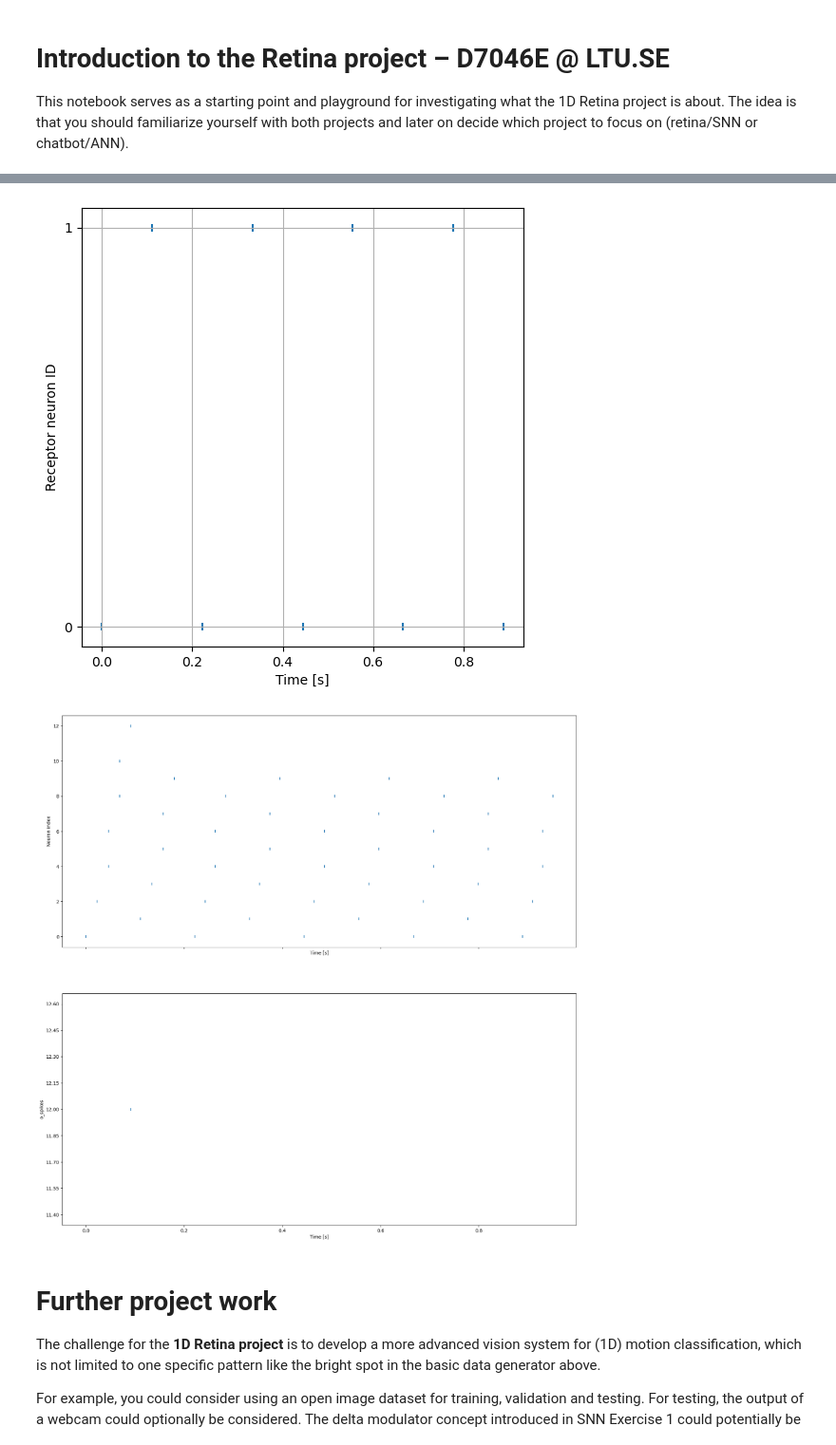
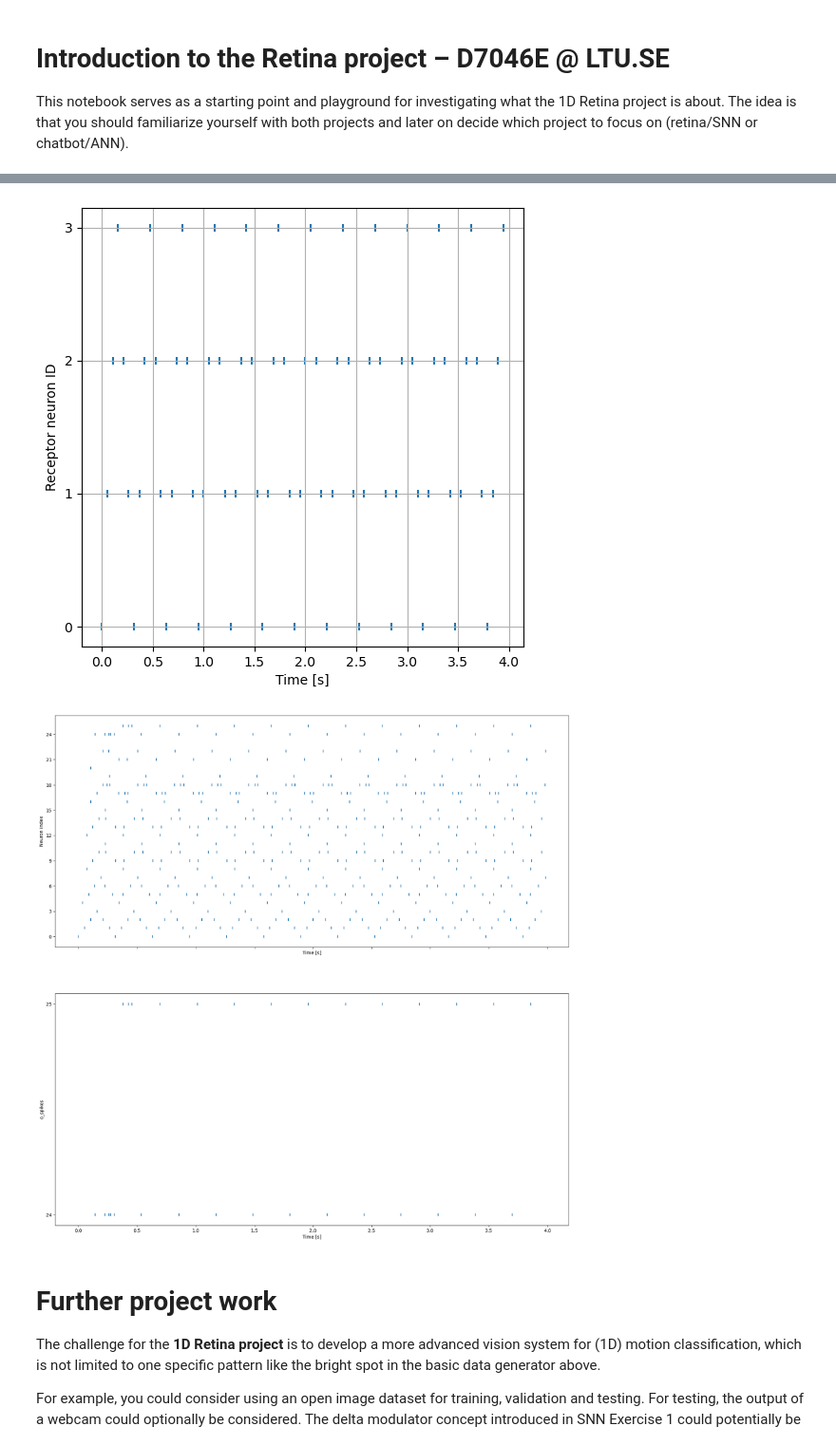
Before and after one commit to jakobkieri/D7046E_project, a Jupyter notebook: 1D_retina_sandbox.ipynb, the cells around one changed output, grey strips where cells are left out. Shown at 95% size. Cells and saved outputs as stored; diff of their text form; code cells hidden in the pictures.

Commit message:
fix connections

```diff
--- a/1D_retina_sandbox.ipynb
+++ b/1D_retina_sandbox.ipynb
@@ -93,7 +93,7 @@ def lif_neuron(I_inject, E_L=-65e-3, u_reset=-65e-3, u_thres=-50e-3, R=90e6, tau
         'I_inj'   : I_inject,                  # Injection current [Ampere]
     }
 
-def lif_syn_neuron(num_synapses, E_L=-65e-3, u_reset=-65e-3, u_thres=-50e-3, R=90e6, tau_m=30e-3, I_inject=0, tau_syn=50e-3):
+def lif_syn_neuron(num_synapses, E_L=-65e-3, u_reset=-65e-3, u_thres=-60e-3, R=90e6, tau_m=30e-3, I_inject=0, tau_syn=50e-3):
     # LIF neuron with dynamic synapses
     n = lif_neuron(I_inject, E_L, u_reset, u_thres, R, tau_m)
     n['tau_syn'] = tau_syn                     # Synapse time constant [second] (can also be an array)
@@ -212,9 +212,9 @@ def update(dt, t, neurons, connections):
 # %%
 # Simulation parameters
 dt = 1e-4                    # Timestep
-num_receptors = 2           # Number of receptor neurons
-speed = 10                   # Speed of bright spot, number of receptor neurons passed per second
-sim_time = 1
+num_receptors = 4           # Number of receptor neurons
+speed = 20                   # Speed of bright spot, number of receptor neurons passed per second
+sim_time = 4
 
 
 
@@ -295,7 +295,7 @@ for i in range(num_receptors):
     spike_gens.append(spike_generator(spikes[i]))
     inputs.append(lif_syn_neuron(1))
 
-    temporals.append(lif_syn_neuron(1))
+    temporals.append(lif_syn_neuron(1, ))
     lateral_inhibitors.append(lif_syn_neuron(1))
 
     repeat_inhibitors.append(lif_syn_neuron(1))
@@ -308,38 +308,35 @@ total_outputs.append(lif_syn_neuron(num_stages))
 total_outputs.append(lif_syn_neuron(num_stages))
 
 
-for i in range(num_stages):
-    inputs[i]['w_syn'][0] = 400e-12
-    inputs[i + 1]['w_syn'][0] = 400e-12
+
+for i in range(num_receptors):
+    inputs[i]['w_syn'][0] = 120e-12
+
+    temporals[i]['w_syn'][0] = 120e-12
+
+    lateral_inhibitors[i]['w_syn'][0] = 120e-12
+
+    repeat_inhibitors[i]['w_syn'][0] = 120e-12
 
 
-    temporals[i]['w_syn'][0] = 400e-12
-    temporals[i + 1]['w_syn'][0] = 400e-12
+for j in range(num_stages):
+    i = 2 * j
 
-
-    lateral_inhibitors[i]['w_syn'][0] = 400e-12
-    lateral_inhibitors[i + 1]['w_syn'][0] = 400e-12
-
-
-    repeat_inhibitors[i]['w_syn'][0] = 400e-12
-    repeat_inhibitors[i +1 ]['w_syn'][0] = 400e-12
-
-
-    repeat_inhibition_synapse_weight = -500e-12
-    lateral_inhibition_weight = -200e-12
+    repeat_inhibition_synapse_weight = -0e-12
+    lateral_inhibition_weight = -50e-12
 
     stage_outputs[i]['w_syn'][0] = repeat_inhibition_synapse_weight
-    stage_outputs[i]['w_syn'][1] = 400e-12
+    stage_outputs[i]['w_syn'][1] = 120e-12
     stage_outputs[i]['w_syn'][2] = lateral_inhibition_weight
 
 
     stage_outputs[i + 1]['w_syn'][0] = lateral_inhibition_weight
-    stage_outputs[i + 1]['w_syn'][1] = 400e-12
+    stage_outputs[i + 1]['w_syn'][1] = 120e-12
     stage_outputs[i + 1]['w_syn'][2] = repeat_inhibition_synapse_weight
 
 
-    total_outputs[0]['w_syn'][i] = 400e-12
-    total_outputs[1]['w_syn'][i] = 400e-12
+    total_outputs[0]['w_syn'][j] = 120e-12
+    total_outputs[1]['w_syn'][j] = 120e-12
 
 
 
@@ -387,26 +384,18 @@ print(f'len(neurons) {len(neurons)}')
 
 connections = []
 
+for i in range(0, num_receptors):
+    connections.append([input_start + i, 0, spike_gens_start + i])
 
-for i in range(0, num_stages):
+    connections.append([temporals_start + i, 0, input_start + i])
+    connections.append([lateral_inhibitors_start + i, 0, input_start + i])
 
-    connections.append([input_start + i, 0, spike_gens_start + i])
-    connections.append([input_start + i + 1, 0, spike_gens_start + i + 1])
+    connections.append([repeat_inhibitors_start + i, 0, temporals_start + i])
 
 
-    connections.append([temporals_start + i, 0, input_start + i])
-    connections.append([temporals_start + i + 1, 0, input_start + i + 1])
+for j in range(0, num_stages):
 
-
-    connections.append([lateral_inhibitors_start + i, 0, input_start + i])
-    connections.append([lateral_inhibitors_start + i + 1 , 0, input_start + i + 1])
-
-
-    connections.append([repeat_inhibitors_start + i, 0, temporals_start + i])
-    connections.append([repeat_inhibitors_start + i + 1, 0, temporals_start + i + 1])
-
-
-
+    i = 2 * j
 
     connections.append([stage_outputs_start + i, 0, repeat_inhibitors_start + i])
     connections.append([stage_outputs_start + i, 1, temporals_start + i])
@@ -417,11 +406,11 @@ for i in range(0, num_stages):
     connections.append([stage_outputs_start + i + 1, 1, temporals_start + i + 1])
     connections.append([stage_outputs_start + i + 1, 2, repeat_inhibitors_start + i + 1])
 
+    connections.append([total_outputs_start+0, 0, stage_outputs_start + i])
+    connections.append([total_outputs_start+1, 0, stage_outputs_start + i + 1])
 
 
-for i in range(0, num_stages):
-    connections.append([total_outputs_start+0, 0, stage_outputs_start + i])
-    connections.append([total_outputs_start+1, 0, stage_outputs_start + i + 1])
+print(f'connections {connections}')
 
 t = 0
 
@@ -473,5 +463,5 @@ len(neurons) 14
-[figure, old version]
+[figure, new version]
-[figure, old version]
+[figure, new version]
 # %% [markdown]
 # Further project work
 
```
Also changed, not shown: parts of 1 cell of this notebook.
